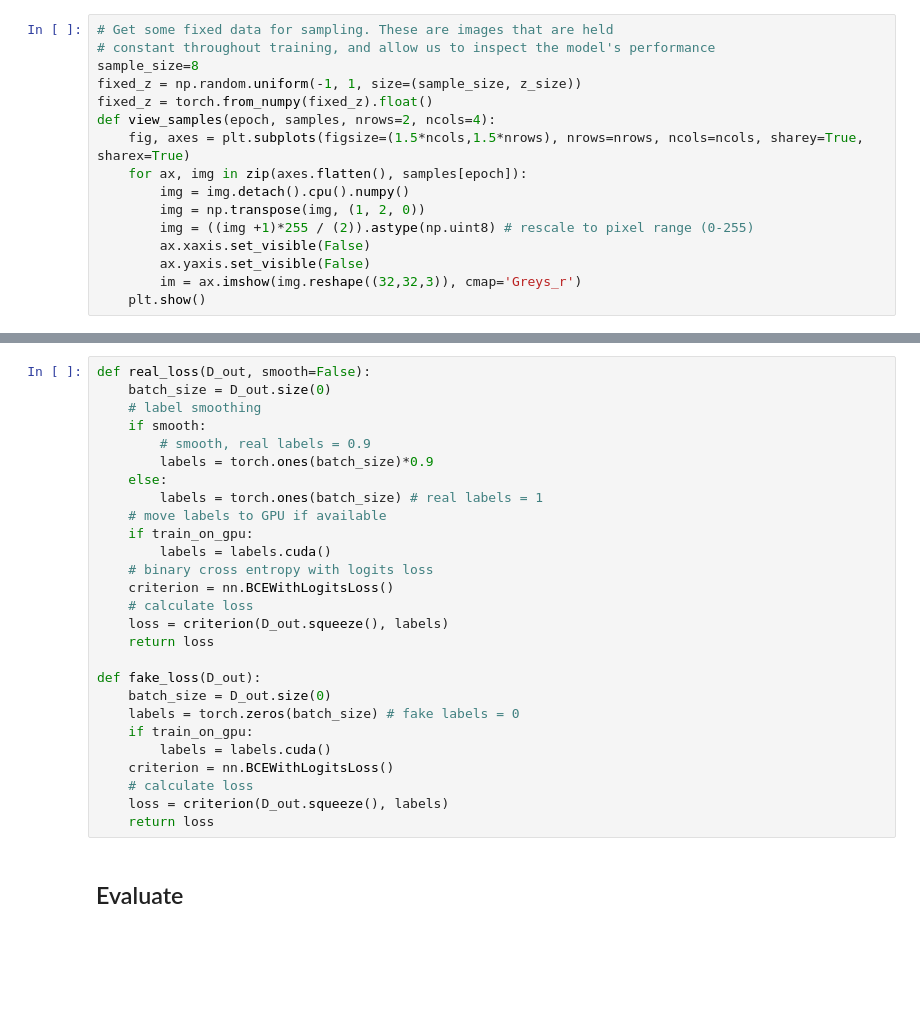
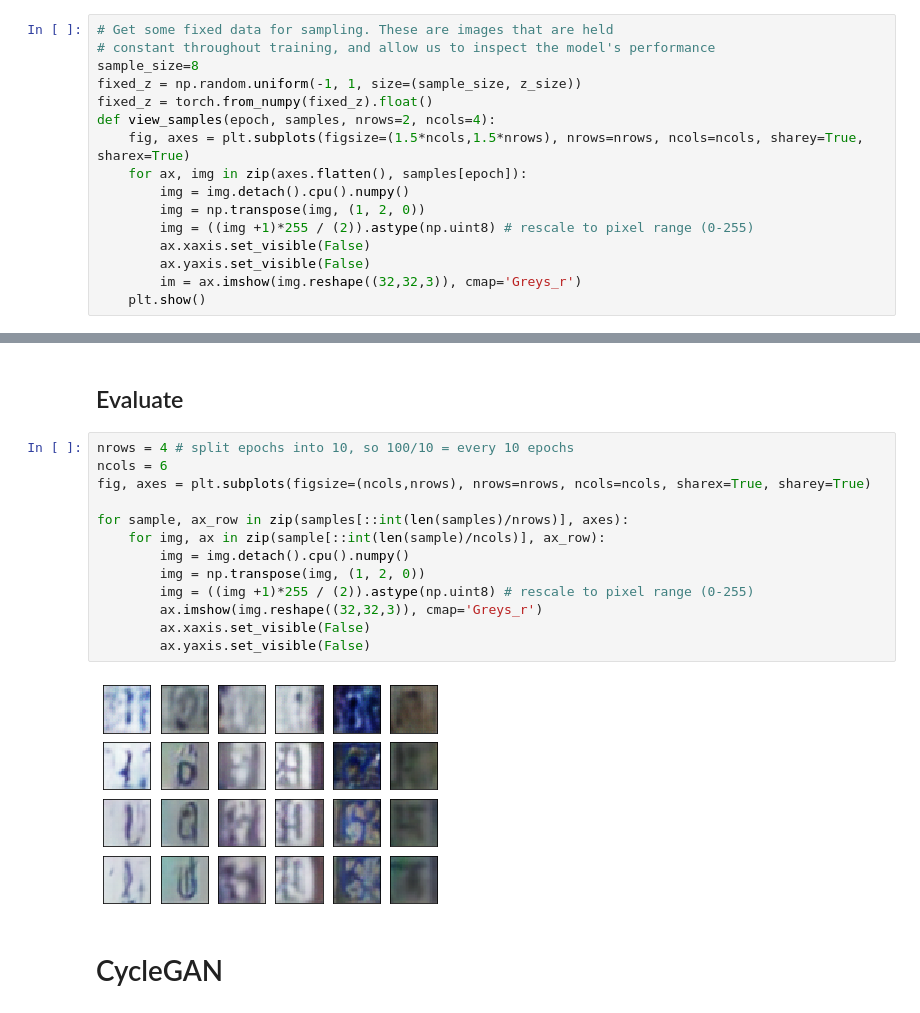
Before and after one commit to hoihui/nlp, a Jupyter notebook: GAN.ipynb, the cells around one changed output, grey strips where cells are left out. Saved outputs shown, nothing was run; the diff lists cells and outputs as text; blank space fills up the shorter version.

```diff
--- a/GAN.ipynb
+++ b/GAN.ipynb
@@ -595,29 +500,19 @@ tensor([[[0., 0., 0.,  ..., 0., 0., 0.],
-# %%
-def real_loss(D_out, smooth=False):
-    batch_size = D_out.size(0)
-    # label smoothing
-    if smooth:
-        # smooth, real labels = 0.9
-        labels = torch.ones(batch_size)*0.9
-    else:
-        labels = torch.ones(batch_size) # real labels = 1
-    # move labels to GPU if available
-    if train_on_gpu:
-        labels = labels.cuda()
-    # binary cross entropy with logits loss
-    criterion = nn.BCEWithLogitsLoss()
-    # calculate loss
-    loss = criterion(D_out.squeeze(), labels)
-    return loss
-
-def fake_loss(D_out):
-    batch_size = D_out.size(0)
-    labels = torch.zeros(batch_size) # fake labels = 0
-    if train_on_gpu:
-        labels = labels.cuda()
-    criterion = nn.BCEWithLogitsLoss()
-    # calculate loss
-    loss = criterion(D_out.squeeze(), labels)
-    return loss
 # %% [markdown]
 ## Evaluate
+# %%
+nrows = 4 # split epochs into 10, so 100/10 = every 10 epochs
+ncols = 6
+fig, axes = plt.subplots(figsize=(ncols,nrows), nrows=nrows, ncols=ncols, sharex=True, sharey=True)
+
+for sample, ax_row in zip(samples[::int(len(samples)/nrows)], axes):
+    for img, ax in zip(sample[::int(len(sample)/ncols)], ax_row):
+        img = img.detach().cpu().numpy()
+        img = np.transpose(img, (1, 2, 0))
+        img = ((img +1)*255 / (2)).astype(np.uint8) # rescale to pixel range (0-255)
+        ax.imshow(img.reshape((32,32,3)), cmap='Greys_r')
+        ax.xaxis.set_visible(False)
+        ax.yaxis.set_visible(False)
+# %% [output]
+[figure, added]
+# %% [markdown]
+# CycleGAN
```
Also changed, not shown: parts of 13 cells of this notebook.
